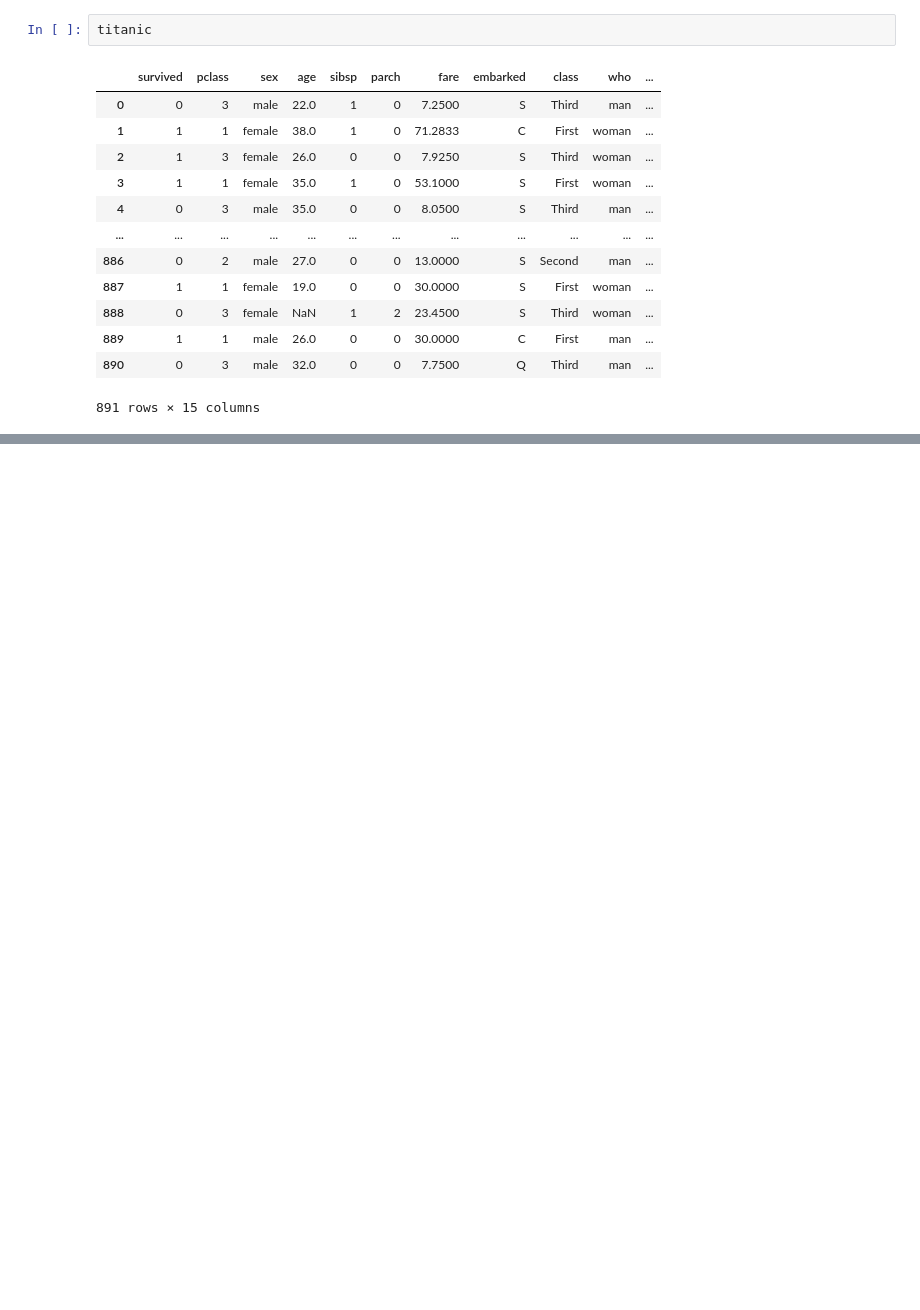
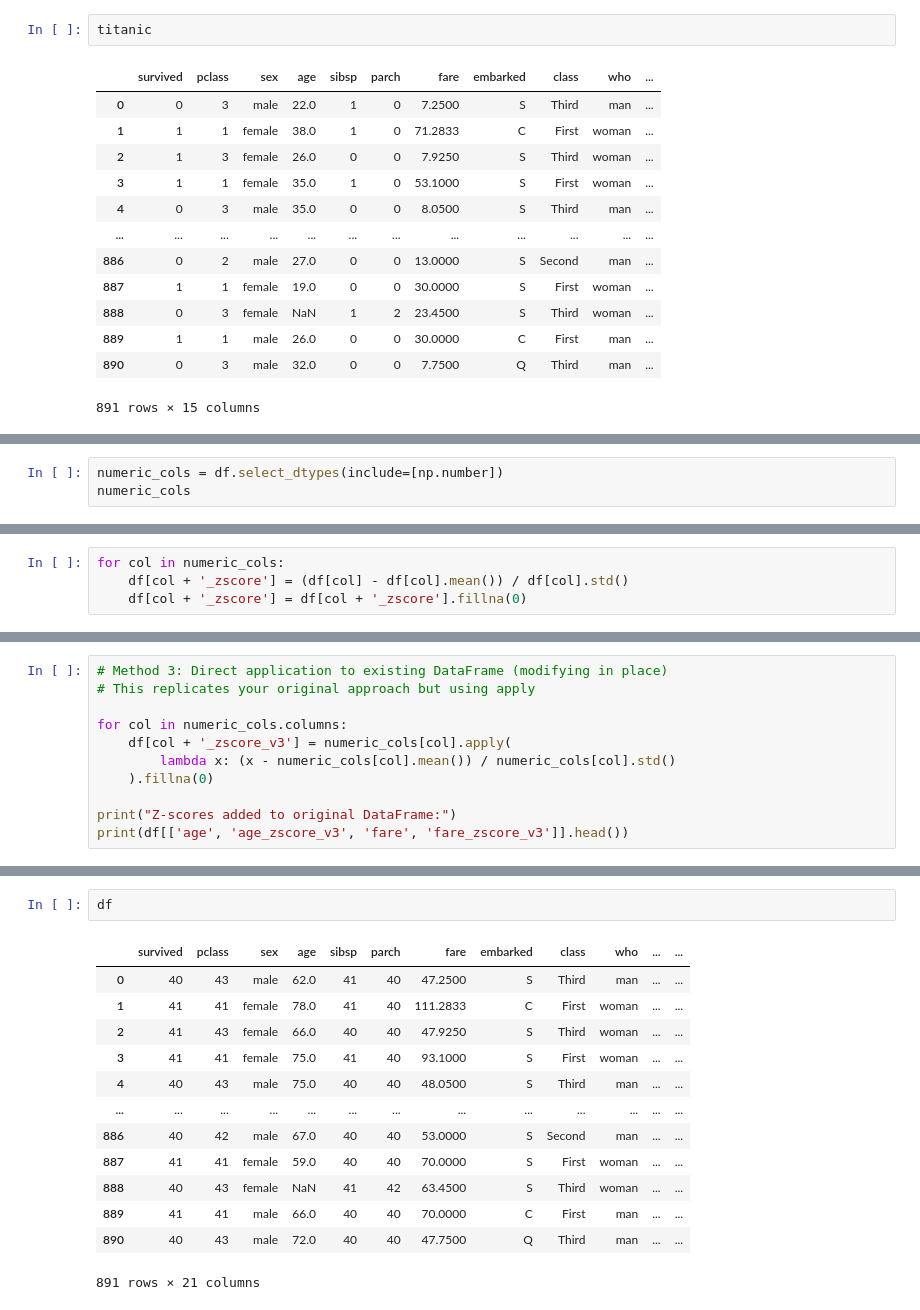
Before and after one commit to TeslimAdeyanju/studynote1-Python-for-Finance-Data-Science-My-Learning-Journey, a Jupyter notebook: 4-python-pandas/3-pandas_module_api/2-Pandas-DataFrame-User-Guide.ipynb, the cells around one changed output, grey strips where cells are left out. Cells and saved outputs as stored; diff of their text form; blank space fills up the shorter version.

```diff
--- a/4-python-pandas/3-pandas_module_api/2-Pandas-DataFrame-User-Guide.ipynb
+++ b/4-python-pandas/3-pandas_module_api/2-Pandas-DataFrame-User-Guide.ipynb
@@ -1200,0 +1215,3 @@ def column_summary(col):
+# %%
+numeric_cols = df.select_dtypes(include=[np.number])
+numeric_cols
@@ -1200,0 +1232,4 @@ def column_summary(col):
+# %%
+for col in numeric_cols:
+    df[col + '_zscore'] = (df[col] - df[col].mean()) / df[col].std()
+    df[col + '_zscore'] = df[col + '_zscore'].fillna(0)
@@ -1200,0 +1264,11 @@ def column_summary(col):
+# %%
+# Method 3: Direct application to existing DataFrame (modifying in place)
+# This replicates your original approach but using apply
+
+for col in numeric_cols.columns:
+    df[col + '_zscore_v3'] = numeric_cols[col].apply(
+        lambda x: (x - numeric_cols[col].mean()) / numeric_cols[col].std()
+    ).fillna(0)
+
+print("Z-scores added to original DataFrame:")
+print(df[['age', 'age_zscore_v3', 'fare', 'fare_zscore_v3']].head())
@@ -1200,0 +1296,16 @@ def column_summary(col):
+# %%
+df
+# %% [output]
+|  | survived | pclass | sex | age | sibsp | parch | fare | embarked | class | who | ... | ... |
+| 0 | 40 | 43 | male | 62.0 | 41 | 40 | 47.2500 | S | Third | man | ... | ... |
+| 1 | 41 | 41 | female | 78.0 | 41 | 40 | 111.2833 | C | First | woman | ... | ... |
+| 2 | 41 | 43 | female | 66.0 | 40 | 40 | 47.9250 | S | Third | woman | ... | ... |
+| 3 | 41 | 41 | female | 75.0 | 41 | 40 | 93.1000 | S | First | woman | ... | ... |
+| 4 | 40 | 43 | male | 75.0 | 40 | 40 | 48.0500 | S | Third | man | ... | ... |
+| ... | ... | ... | ... | ... | ... | ... | ... | ... | ... | ... | ... | ... |
+| 886 | 40 | 42 | male | 67.0 | 40 | 40 | 53.0000 | S | Second | man | ... | ... |
+| 887 | 41 | 41 | female | 59.0 | 40 | 40 | 70.0000 | S | First | woman | ... | ... |
+| 888 | 40 | 43 | female | NaN | 41 | 42 | 63.4500 | S | Third | woman | ... | ... |
+| 889 | 41 | 41 | male | 66.0 | 40 | 40 | 70.0000 | C | First | man | ... | ... |
+| 890 | 40 | 43 | male | 72.0 | 40 | 40 | 47.7500 | Q | Third | man | ... | ... |
+891 rows × 21 columns
```
Also changed, not shown: parts of 12 cells of this notebook, 1 other file.
